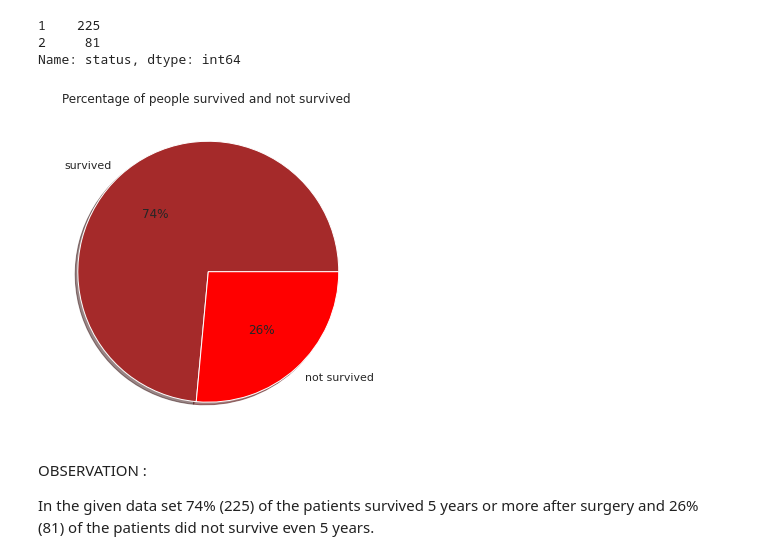
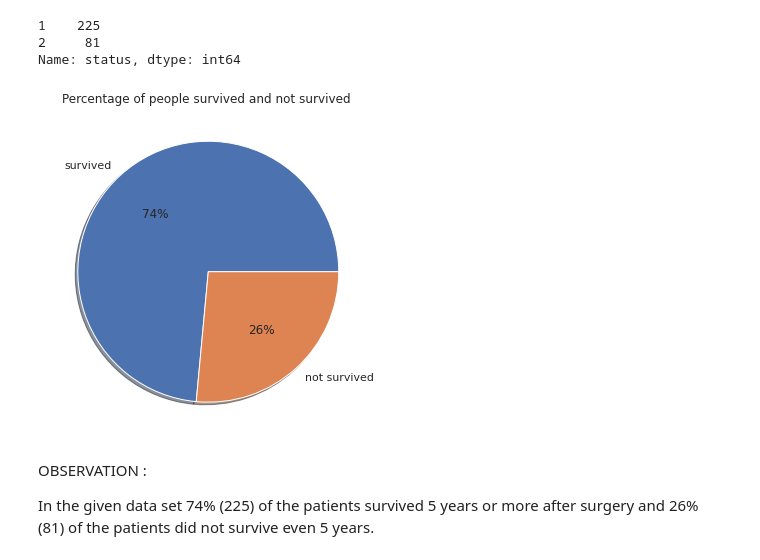
Before and after one commit to Mohinee29/Haberman-cancer-survival, a Jupyter notebook: Pandas_Cancer_Survival.ipynb, the cells around one changed output. Cells and saved outputs as stored; diff of their text form; code cells hidden in the pictures.

```diff
--- a/Pandas_Cancer_Survival.ipynb
+++ b/Pandas_Cancer_Survival.ipynb
@@ -111,12 +111,12 @@ Name: status, dtype: int64
 # %%
 status_count = df["status"].value_counts()
 labels=["survived","not survived"]
 plt.figure(figsize=(6,6))
-plt.pie(status_count,labels= labels,autopct= "%1.0f%%",shadow = True,colors={"brown","red"})
+plt.pie(status_count,labels= labels,autopct= "%1.0f%%",shadow = True)
 plt.title("Percentage of people survived and not survived ")
 plt.show()
 # %% [output]
-[figure, old version]
+[figure, new version]
 # %% [markdown]
 OBSERVATION :
 
```
Also changed, not shown: parts of 26 cells of this notebook.
